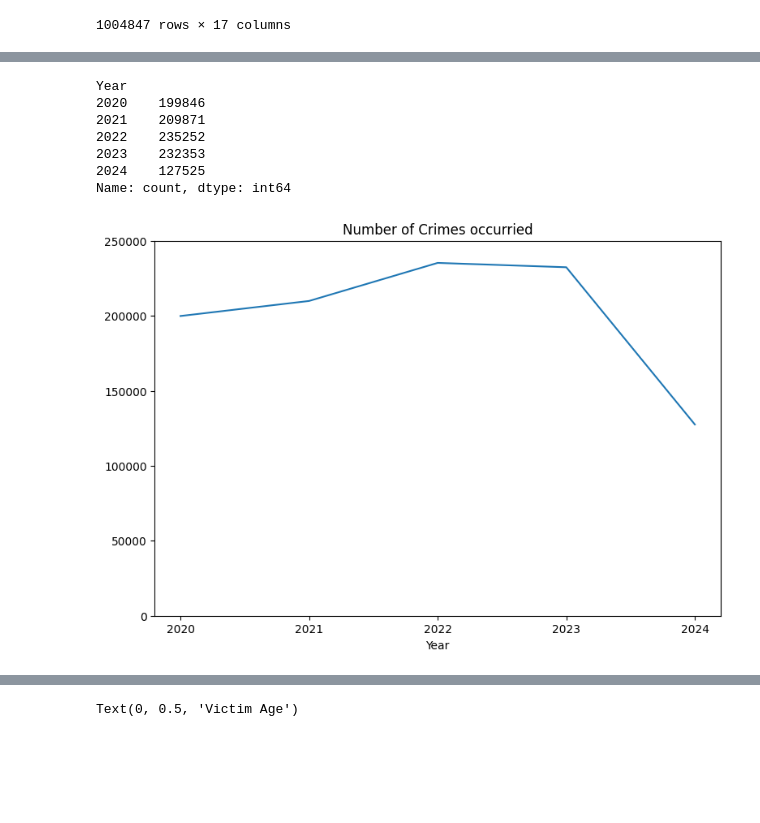
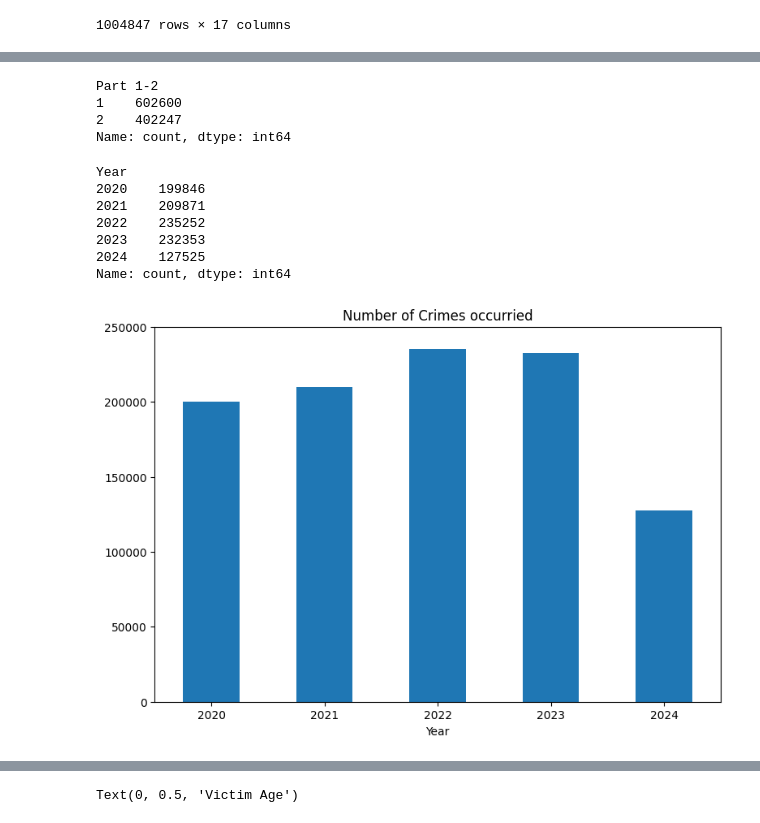
Before and after one commit to ChunKuiLau/Project-1, a Jupyter notebook: EDA mini project.ipynb, the cells around one changed output, grey strips where cells are left out. Saved outputs shown, nothing was run; the diff lists cells and outputs as text; code cells hidden in the pictures; blank space fills up the shorter version.

```diff
--- a/EDA mini project.ipynb
+++ b/EDA mini project.ipynb
@@ -215,3 +233,11 @@ updated_df
+# %%
+#count the number of part 1 and the number of part 2 crimes
+updated_df['Part 1-2'].value_counts()
+# %% [output]
+Part 1-2
+1    602600
+2    402247
+Name: count, dtype: int64
 # %%
 #Count the number of crimes by year
 updated_df.Year.value_counts().sort_index()
@@ -226,11 +252,11 @@ Name: count, dtype: int64
 # %%
 #Plot a line chart "Number of Crimes by years"
 
-updated_df.Year.value_counts().sort_index().plot(kind='line', figsize=(9,6))
+updated_df.Year.value_counts().sort_index().plot(kind='bar', figsize=(9,6))
 plt.title('Number of Crimes occurried')
 plt.xlabel('Year') #rotating the x-axis labels by 45 degrees
-plt.xticks(ticks=range(int(updated_df.Year.min()), int(updated_df.Year.max()) + 1))
+plt.xticks(rotation=0)
 plt.ylim(0,250000)
 plt.show()
 # %% [output]
-[figure, old version]
+[figure, new version]
```
Also changed, not shown: parts of 3 cells of this notebook.
